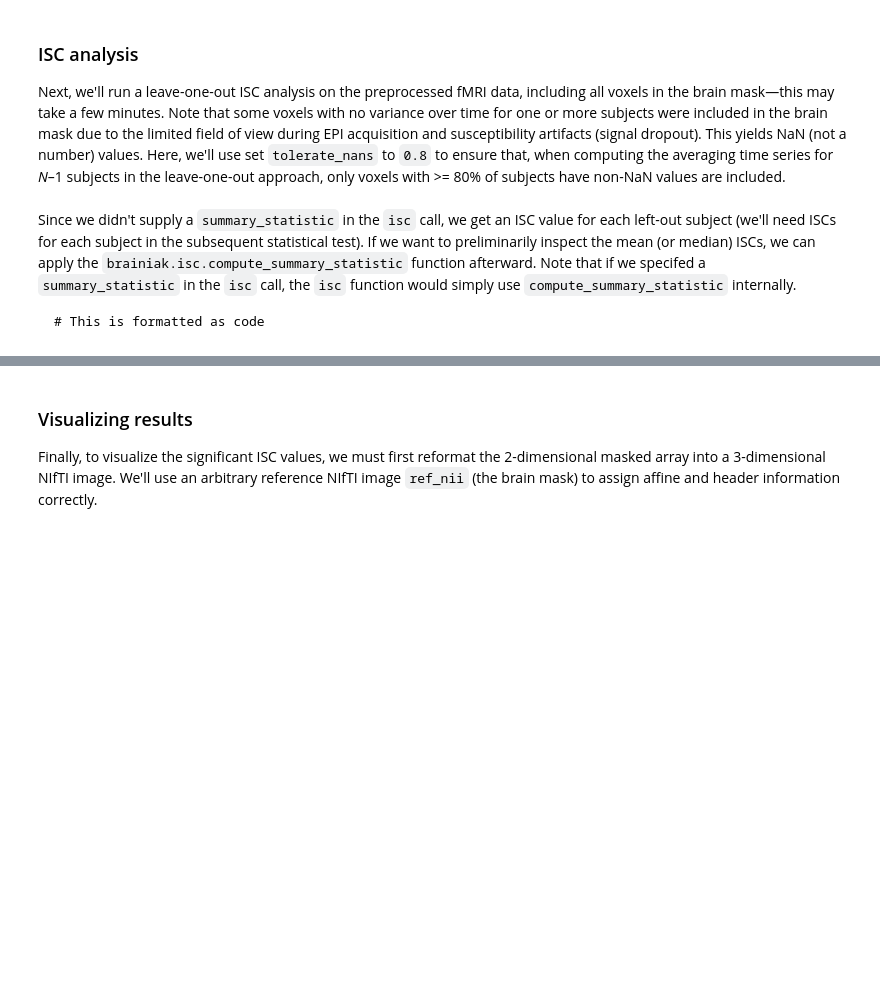
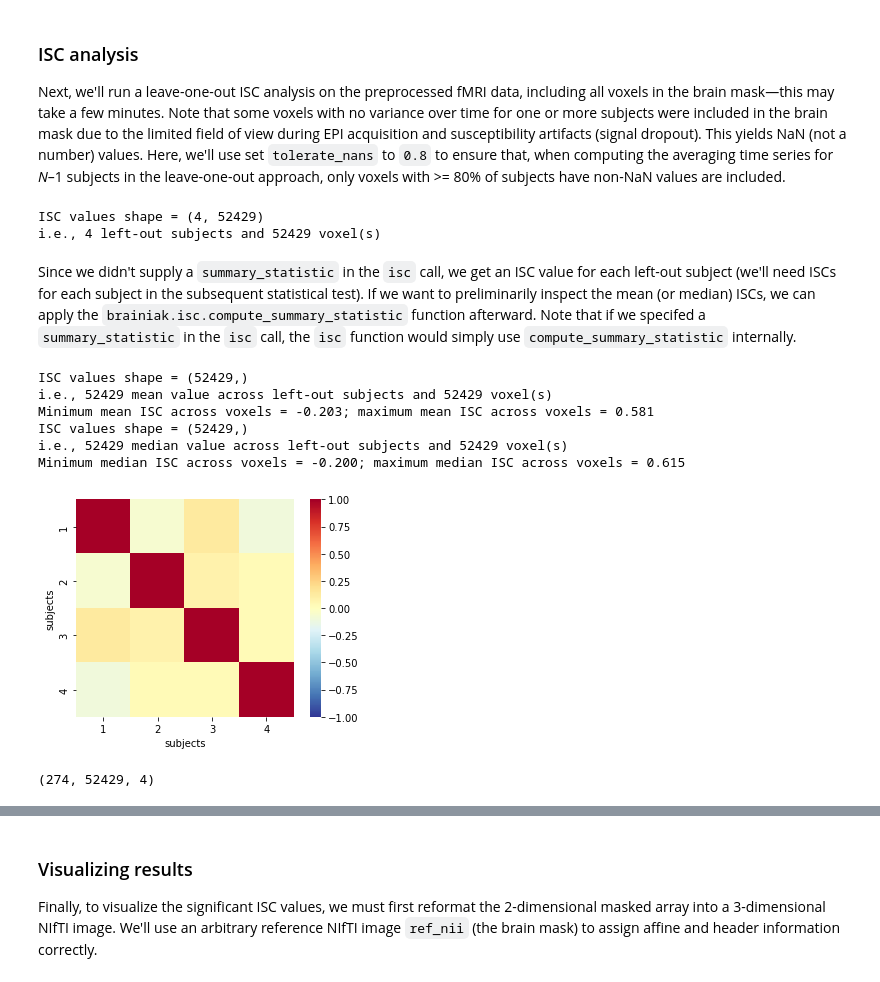
Before and after one commit to eyalhizmi/Machine-learning-methods-for-fMRI-signal-analysis, a Jupyter notebook: tutorials/isc_isfc-Correlation_Map.ipynb, the cells around one changed output, grey strips where cells are left out. Saved outputs shown, nothing was run; the diff lists cells and outputs as text; code cells hidden in the pictures; blank space fills up the shorter version.

````diff
--- a/tutorials/isc_isfc-Correlation_Map.ipynb
+++ b/tutorials/isc_isfc-Correlation_Map.ipynb
@@ -270,13 +275,16 @@ We'll use NiBabel as well as BrainIAK's `io` and `image` functionality to load t
 from glob import glob
 from os.path import join
 
-data_dir = r'C:\Users\eyalh\Documents\fmri with ML\data\pieman-isc-tutorial'
+data_dir = '/content/drive/MyDrive/pieman-isc-tutorial'
 
 # Filenames for MRI data; gzipped NIfTI images (.nii.gz)
 func_fns = glob(join(data_dir, ('sub-*_task-pieman_space-MNI152NLin2009cAsym'
                                 '_desc-tproject_bold.nii.gz')))
 mask_fn = join(data_dir, 'MNI152NLin2009cAsym_desc-brain_mask.nii.gz')
 mni_fn = join(data_dir, 'MNI152NLin2009cAsym_desc-brain_T1w.nii.gz')
+
+#use only the first 4 subject
+func_fns = func_fns[:4]
 
 # Load a NIfTI of the brain mask as a reference Nifti1Image
 ref_nii = nib.load(mask_fn)
@@ -317,15 +328,58 @@ data = zscore(data, axis=0)
 Next, we'll run a leave-one-out ISC analysis on the preprocessed fMRI data, including all voxels in the brain mask—this may take a few minutes. Note that some voxels with no variance over time for one or more subjects were included in the brain mask due to the limited field of view during EPI acquisition and susceptibility artifacts (signal dropout). This yields NaN (not a number) values. Here, we'll use set `tolerate_nans` to `0.8` to ensure that, when computing the averaging time series for *N*–1 subjects in the leave-one-out approach, only voxels with >= 80% of subjects have non-NaN values are included.
 # %%
 # Leave-one-out approach
-iscs = isc(data, pairwise=False, tolerate_nans=.8)
+iscs = isc(data, pairwise=False) # , tolerate_nans=.8
 
 
 # Check shape of output ISC values
 print(f"ISC values shape = {iscs.shape} \ni.e., {iscs.shape[0]} "
       f"left-out subjects and {iscs.shape[1]} voxel(s)")
+# %% [output]
+ISC values shape = (4, 52429)
+i.e., 4 left-out subjects and 52429 voxel(s)
 # %% [markdown]
 Since we didn't supply a `summary_statistic` in the `isc` call, we get an ISC value for each left-out subject (we'll need ISCs for each subject in the subsequent statistical test). If we want to preliminarily inspect the mean (or median) ISCs, we can apply the `brainiak.isc.compute_summary_statistic` function afterward. Note that if we specifed a `summary_statistic` in the `isc` call, the `isc` function would simply use `compute_summary_statistic` internally.
-
-```
-# This is formatted as code
-```
+# %%
+# Compute mean ISC (with Fisher transformation)
+mean_iscs = compute_summary_statistic(iscs, summary_statistic='mean', axis=0)
+
+print(f"ISC values shape = {mean_iscs.shape} \ni.e., {mean_iscs.shape[0]} "
+      f"mean value across left-out subjects and {iscs.shape[1]} voxel(s)"
+      f"\nMinimum mean ISC across voxels = {np.nanmin(mean_iscs):.3f}; "
+      f"maximum mean ISC across voxels = {np.nanmax(mean_iscs):.3f}")
+
+
+# Compute median ISC
+median_iscs = compute_summary_statistic(iscs, summary_statistic='median',
+                                        axis=0)
+
+print(f"ISC values shape = {median_iscs.shape} \ni.e., {median_iscs.shape[0]} "
+      f"median value across left-out subjects and {iscs.shape[1]} voxel(s)"
+      f"\nMinimum median ISC across voxels = {np.nanmin(median_iscs):.3f}; "
+      f"maximum median ISC across voxels = {np.nanmax(median_iscs):.3f}")
+# %% [output]
+ISC values shape = (52429,)
+i.e., 52429 mean value across left-out subjects and 52429 voxel(s)
+Minimum mean ISC across voxels = -0.203; maximum mean ISC across voxels = 0.581
+ISC values shape = (52429,)
+i.e., 52429 median value across left-out subjects and 52429 voxel(s)
+Minimum median ISC across voxels = -0.200; maximum median ISC across voxels = 0.615
+# %%
+# Leave-one-out approach
+iscs = isc(data, pairwise=True, tolerate_nans=.8)
+
+
+# Visualize the correlation matrix for one voxel
+isc_matrix = squareform(iscs[:, 5000])
+np.fill_diagonal(isc_matrix, 1)
+sns.heatmap(isc_matrix, cmap="RdYlBu_r", vmin=-1, vmax=1, square=True,
+            xticklabels=range(1, 5), yticklabels=range(1, 5))
+plt.xlabel('subjects')
+plt.ylabel('subjects')
+plt.show()
+# %% [output]
+[figure, added]
+# %%
+data.shape
+# %% [output]
+(274, 52429, 4)
````
Also changed, not shown: parts of 13 cells of this notebook.
